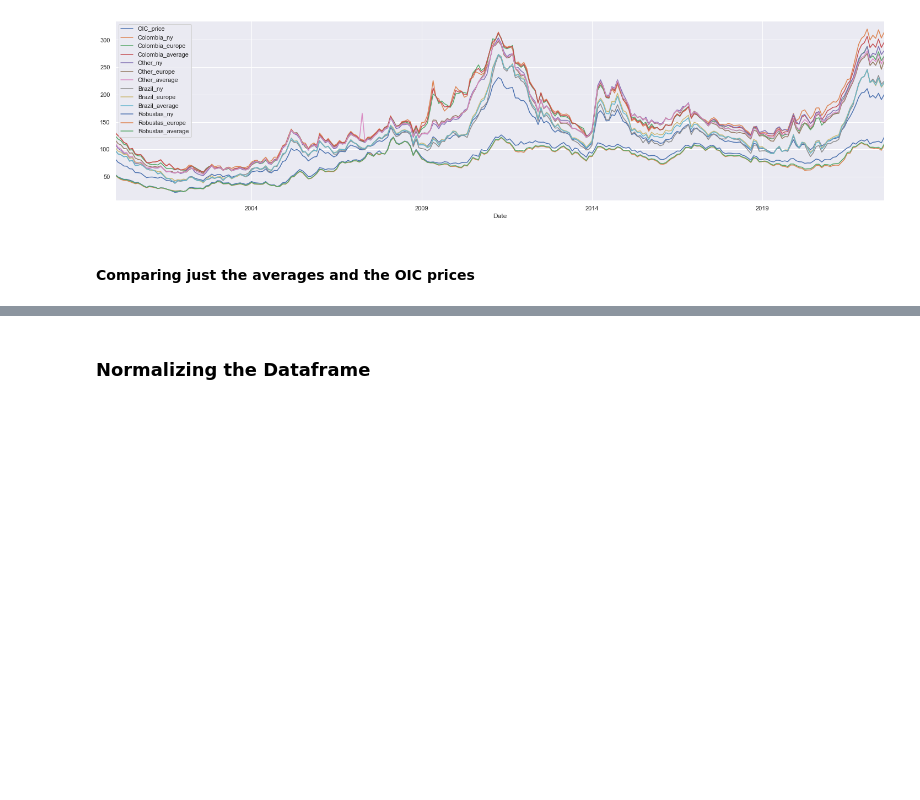
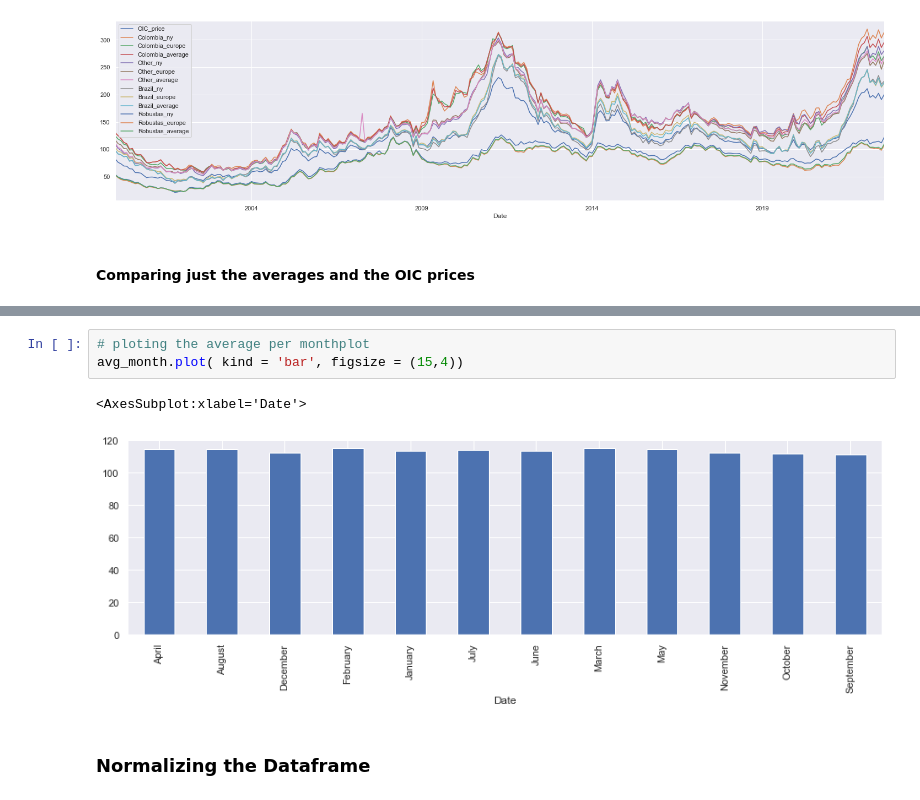
Before and after one commit to montwa/Ryerson, a Jupyter notebook: Coffee Price Regression Analysis.ipynb, the cells around one changed output, grey strips where cells are left out. Drawn from its saved outputs; the diff is of its cells as text; blank space fills up the shorter version.

```diff
--- a/Coffee Price Regression Analysis.ipynb
+++ b/Coffee Price Regression Analysis.ipynb
@@ -259,3 +275,9 @@ memory usage: 34.0+ KB
+# %%
+# ploting the average per monthplot
+avg_month.plot( kind = 'bar', figsize = (15,4))
+# %% [output]
+<AxesSubplot:xlabel='Date'>
+[figure, added]
 # %% [markdown]
 ### Normalizing the Dataframe
 # %% [markdown]
```
Also changed, not shown: parts of 33 cells of this notebook, 6 other files.
